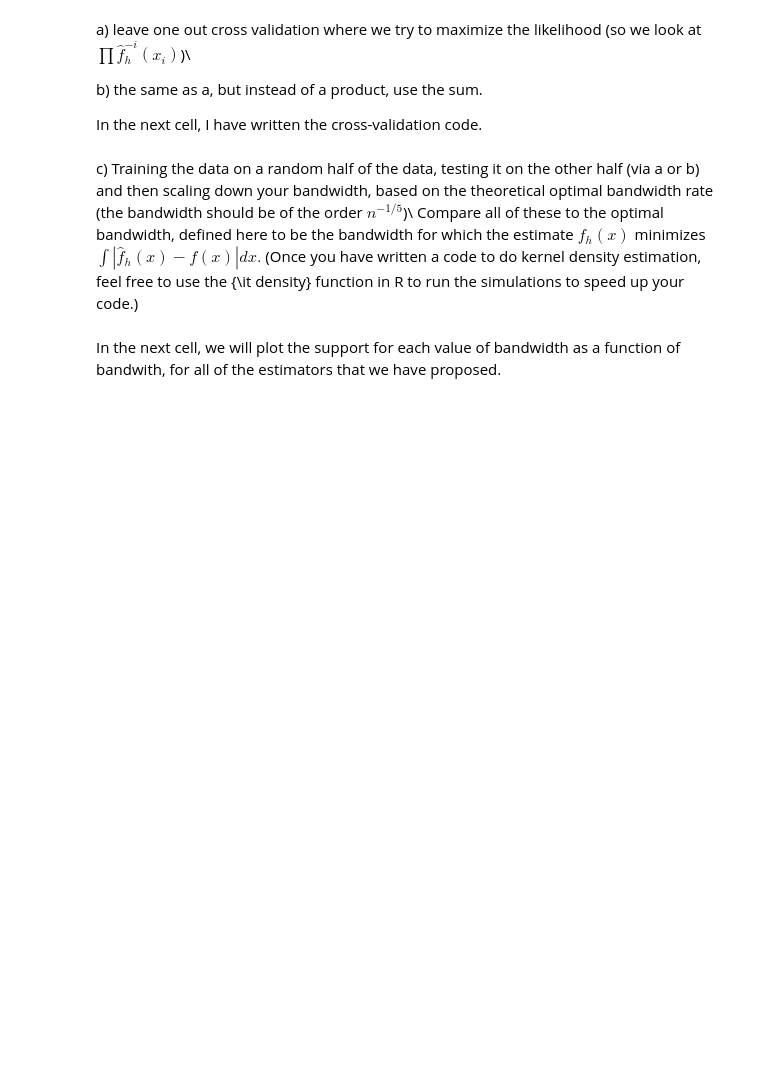
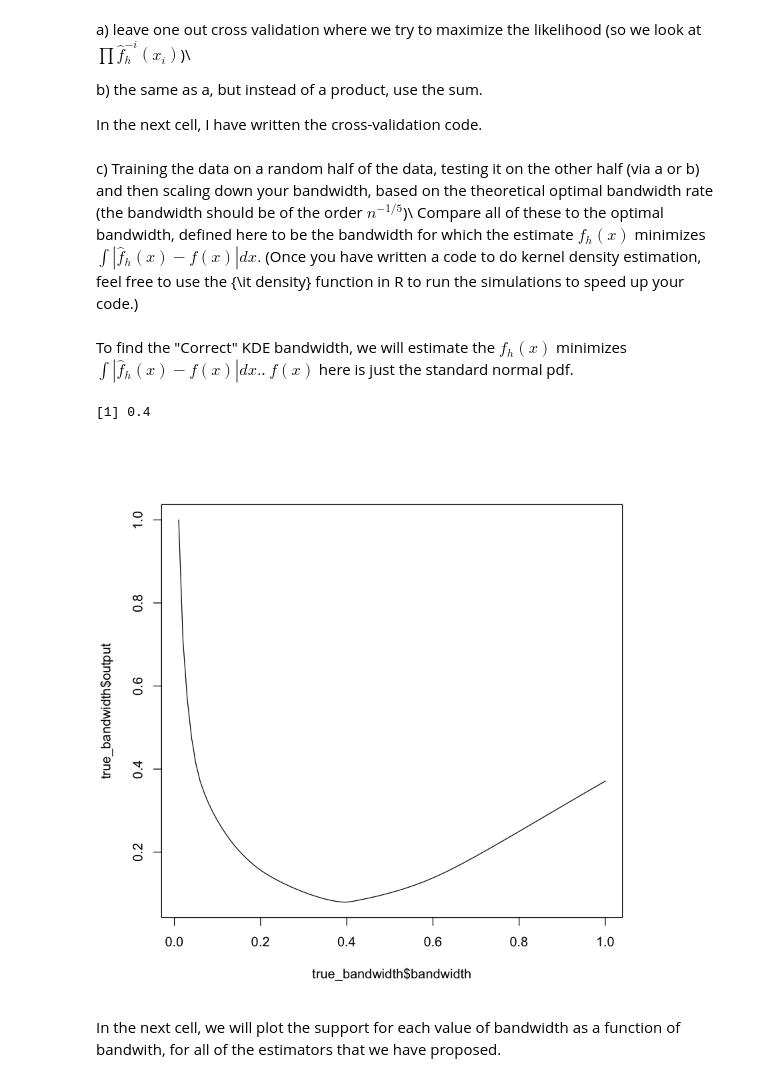
Before and after one commit to franklinmarsh/computational_statistics, a Jupyter notebook: hw6.ipynb, the cells around one changed output. Cells and saved outputs as stored; diff of their text form; code cells hidden in the pictures; blank space fills up the shorter version.

```diff
--- a/hw6.ipynb
+++ b/hw6.ipynb
@@ -229,3 +230,5 @@ sum_split_cv <- SplitCV(my_split[[1]], my_split[[2]], bw_range, kind = 'sum')
 prod_split_cv <- SplitCV(my_split[[1]], my_split[[2]], bw_range, kind = 'prod')
 sum_cv <- CV(my_obs, bw_range, kind = 'sum')
 prod_cv <- CV(my_obs, bw_range, kind = 'prod')
+# %% [markdown]
+To find the "Correct" KDE bandwidth, we will estimate the $f_h(x)$ minimizes $\int |\hat{f}_h(x)-f(x)|dx.$. $f(x)$ here is just the standard normal pdf.
@@ -232,3 +266,12 @@ prod_cv <- CV(my_obs, bw_range, kind = 'prod')
+# %%
+true_bw <- head(true_bandwidth[order(true_bandwidth$output),],1)$bandwidth
+print(true_bw)
+# %% [output]
+[1] 0.4
+# %%
+plot(true_bandwidth$bandwidth,true_bandwidth$output, type ='l')
+# %% [output]
+[figure, added]
 # %% [markdown]
 In the next cell, we will plot the support for each value of bandwidth as a function of bandwith, for all of the estimators that we have proposed.
 # %%
```
Also changed, not shown: parts of 16 cells of this notebook, 1 other file.
